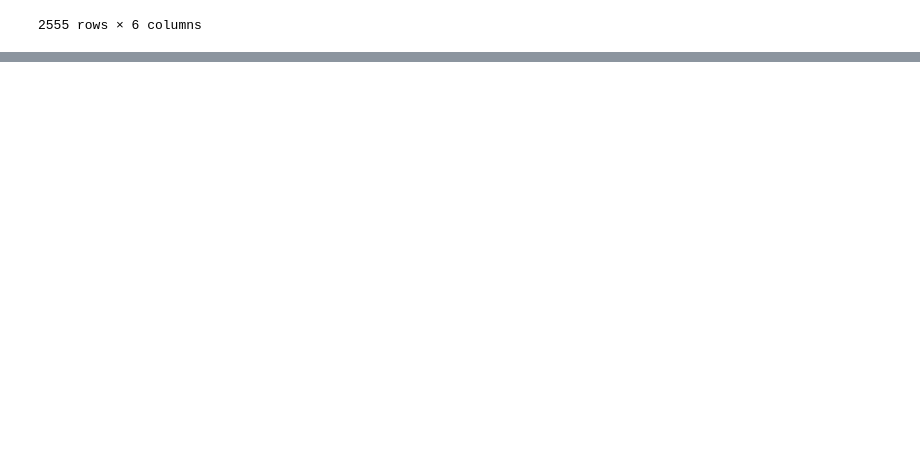
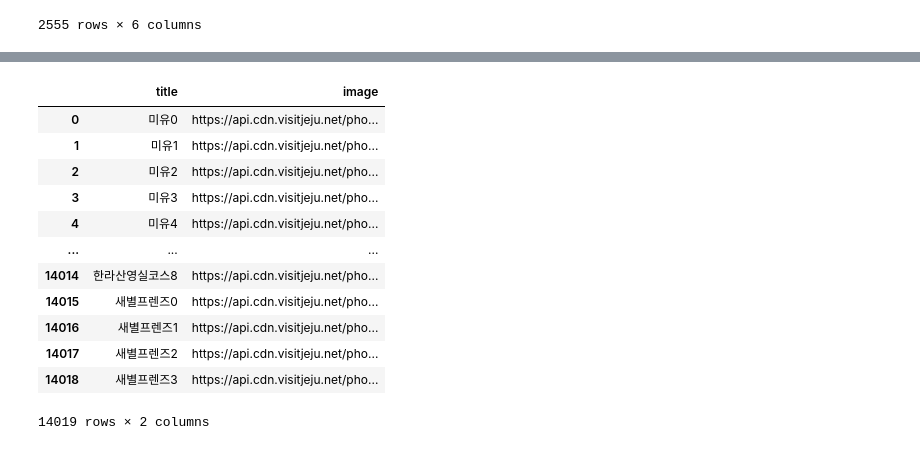
Before and after one commit to JejuTravelApp/DataAnalysis, a Jupyter notebook: MS_visitJeju크롤링데이터합치기.ipynb, the cells around one changed output, grey strips where cells are left out. Cells and saved outputs as stored; diff of their text form; code cells hidden in the pictures; blank space fills up the shorter version.

```diff
--- a/MS_visitJeju크롤링데이터합치기.ipynb
+++ b/MS_visitJeju크롤링데이터합치기.ipynb
@@ -94,0 +197,18 @@ visitJeju크롤링전체데이터
+# %%
+visitJeju이미지크롤링 = pd.concat([visitJeju이미지크롤링_1005, visitJeju이미지크롤링_1010, visitJeju이미지크롤링_1011], ignore_index=True)
+# %%
+visitJeju이미지크롤링
+# %% [output]
+|  | title | image |
+| 0 | 미유0 | https://api.cdn.visitjeju.net/pho... |
+| 1 | 미유1 | https://api.cdn.visitjeju.net/pho... |
+| 2 | 미유2 | https://api.cdn.visitjeju.net/pho... |
+| 3 | 미유3 | https://api.cdn.visitjeju.net/pho... |
+| 4 | 미유4 | https://api.cdn.visitjeju.net/pho... |
+| ... | ... | ... |
+| 14014 | 한라산영실코스8 | https://api.cdn.visitjeju.net/pho... |
+| 14015 | 새별프렌즈0 | https://api.cdn.visitjeju.net/pho... |
+| 14016 | 새별프렌즈1 | https://api.cdn.visitjeju.net/pho... |
+| 14017 | 새별프렌즈2 | https://api.cdn.visitjeju.net/pho... |
+| 14018 | 새별프렌즈3 | https://api.cdn.visitjeju.net/pho... |
+14019 rows × 2 columns
```
Also changed, not shown: parts of 17 cells of this notebook, 2 other files.
